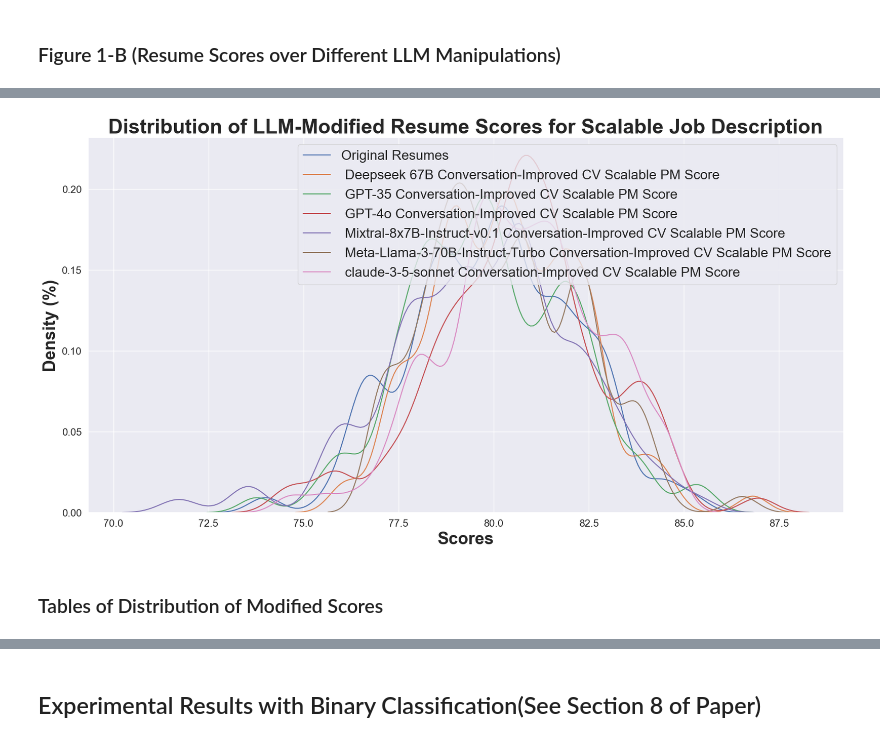
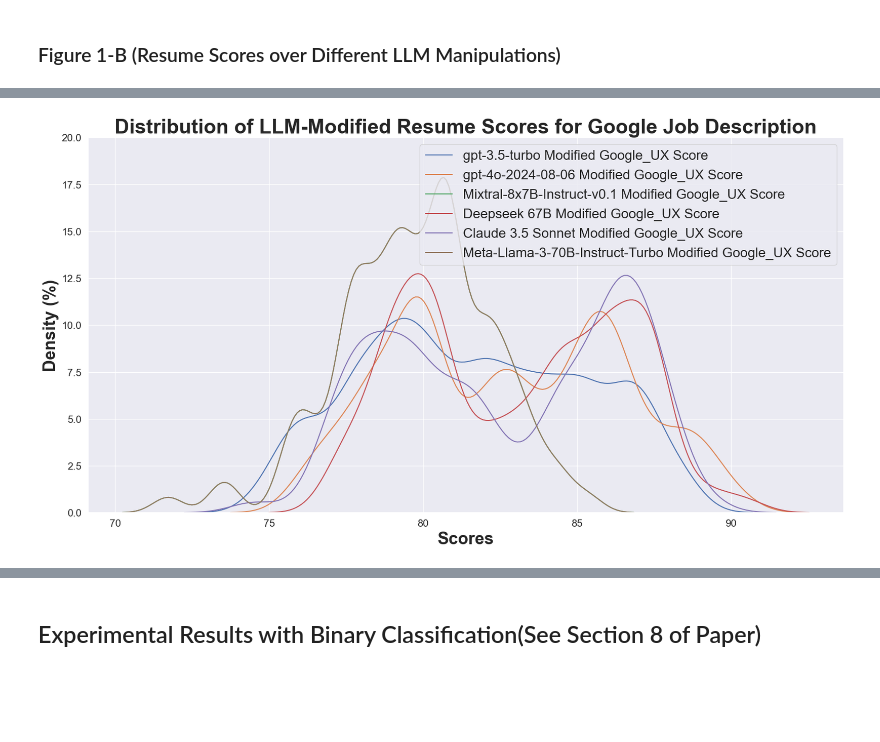
Before and after one commit to heyyjudes/llm-hiring-ecosystem, a Jupyter notebook: validation_tests/significance_tests.ipynb, the cells around one changed output, grey strips where cells are left out. Saved outputs shown, nothing was run; the diff lists cells and outputs as text; code cells hidden in the pictures; blank space fills up the shorter version.

```diff
--- a/validation_tests/significance_tests.ipynb
+++ b/validation_tests/significance_tests.ipynb
@@ -52,21 +60,18 @@ plt.show()
 # %% [markdown]
 ### Figure 1-B (Resume Scores over Different LLM Manipulations)
 # %%
-sns.set_theme(rc={'figure.figsize':(20,10)})
-sns.kdeplot(original_df['CVDoorDash PM Score'], bw_adjust=0.5)
+leg = []
+for i in doordash100.columns:
+    if 'Score' in i and 'Twice' not in i:
+        fig = sns.kdeplot(doordash100[i], bw_adjust=0.5)
+        leg.append(i.replace(' Conversation-Improved', ''))
 
-keys = []
-for col in doordash_df.columns:
-    if 'Score' in col:
-        sns.kdeplot(doordash_df[col], bw_adjust=0.5)
-plt.title('Distribution of LLM-Modified Resume Scores for Doordash Job Description', fontsize=30,fontweight="bold")
-plt.xlabel('Scores', fontsize=25, fontweight="bold")
-#plt.yticks(fig.get_yticks(), np.round(fig.get_yticks() * 100, 2))
+plt.yticks(fig.get_yticks(), np.round(fig.get_yticks() * 100, 2))
 plt.xticks(fontsize=15)
 plt.yticks(fontsize=15)
+plt.xlabel('Scores', fontsize=25, fontweight="bold")
 plt.ylabel('Density (%)', fontsize=25, fontweight="bold")
-plt.legend(['Original Resumes']+list([c for c in list(scalable_df.columns) if 'Score' in c]), fontsize=20)# fontweight="bold")
-#plt.grid()
-plt.savefig("differentllms1.png")
+plt.title('Distribution of LLM-Modified Resume Scores for Doordash Job Description', fontsize=30,fontweight="bold")
+plt.legend(leg, fontsize=20)
 plt.show()
 # %% [output]
@@ -75,22 +79,17 @@ NameError: name 'doordash_df' is not defined
 # %%
-sns.set_theme(rc={'figure.figsize':(20,10)})
-sns.kdeplot(original_df['CVScalable PM Score'], bw_adjust=0.5)
+leg = []
+for i in google100.columns:
+    if 'Score' in i and 'Twice' not in i:
+        fig = sns.kdeplot(google100[i], bw_adjust=0.5)
+        leg.append(i.replace(' Conversation-Improved', ''))
 
-keys = []
-for col in scalable_df.columns:
-    if 'Score' in col:
-        sns.kdeplot(scalable_df[col], bw_adjust=0.5)
-plt.title('Distribution of LLM-Modified Resume Scores for Scalable Job Description', fontsize=30,fontweight="bold")
-plt.xlabel('Scores', fontsize=25, fontweight="bold")
-#plt.yticks(fig.get_yticks(), np.round(fig.get_yticks() * 100, 2))
+plt.yticks(fig.get_yticks(), np.round(fig.get_yticks() * 100, 2))
 plt.xticks(fontsize=15)
 plt.yticks(fontsize=15)
+plt.xlabel('Scores', fontsize=25, fontweight="bold")
 plt.ylabel('Density (%)', fontsize=25, fontweight="bold")
-plt.legend(['Original Resumes']+list([c for c in list(scalable_df.columns) if 'Score' in c]), fontsize=20)# fontweight="bold")
-#plt.grid()
-plt.savefig("differentllms1.png")
+plt.title('Distribution of LLM-Modified Resume Scores for Google Job Description', fontsize=30,fontweight="bold")
+plt.legend(leg, fontsize=20)
 plt.show()
 # %% [output]
-[figure, old version]
+[figure, new version]
-# %% [markdown]
-### Tables of Distribution of Modified Scores
```
Also changed, not shown: parts of 17 cells of this notebook, 27 other files.
